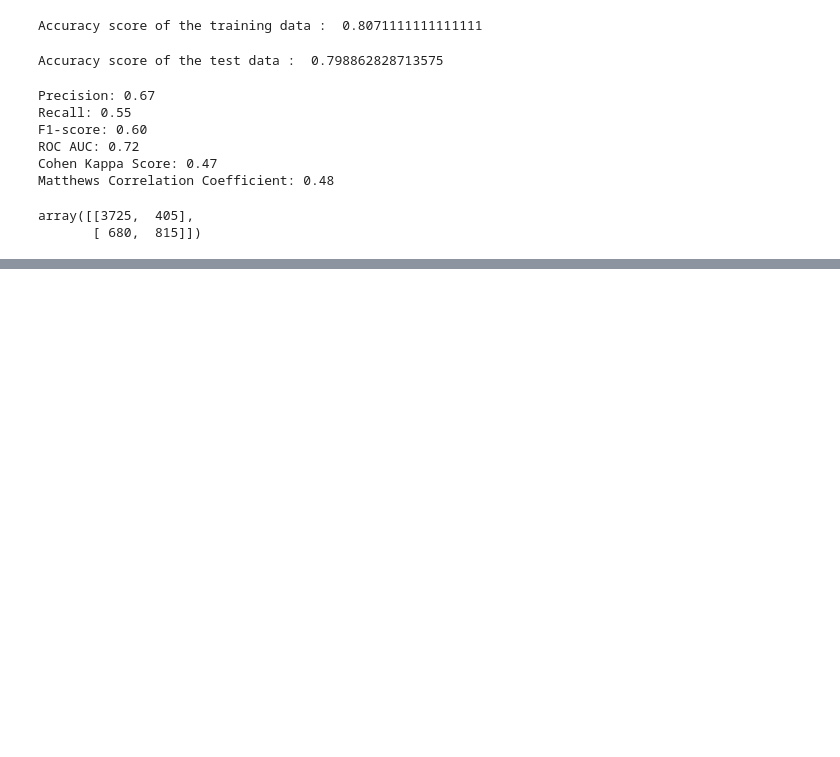
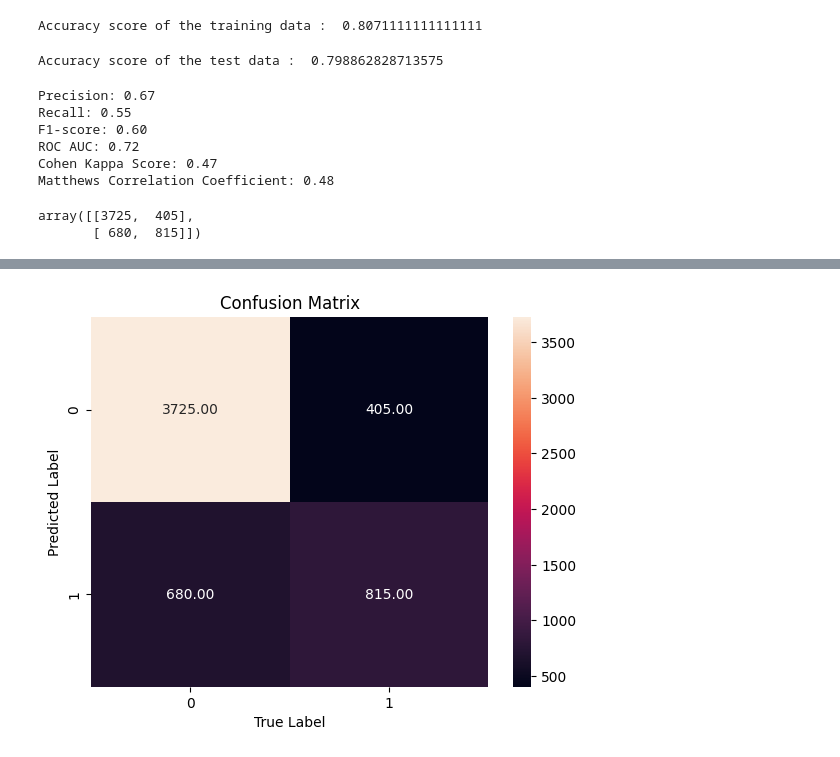
Before and after one commit to szm5417/szm5417, a Jupyter notebook: 2348551_Lab5.ipynb, the cells around one changed output, grey strips where cells are left out. Saved outputs shown, nothing was run; the diff lists cells and outputs as text; code cells hidden in the pictures; blank space fills up the shorter version.

```diff
--- a/2348551_Lab5.ipynb
+++ b/2348551_Lab5.ipynb
@@ -201,0 +200,8 @@ plt.show()
+# %%
+sns.heatmap(conf_matrix, annot=True, fmt=".2f")
+plt.xlabel("True Label")
+plt.ylabel("Predicted Label")
+plt.title("Confusion Matrix")
+plt.show()
+# %% [output]
+[figure, added]
```
Also changed, not shown: parts of 4 cells of this notebook.
